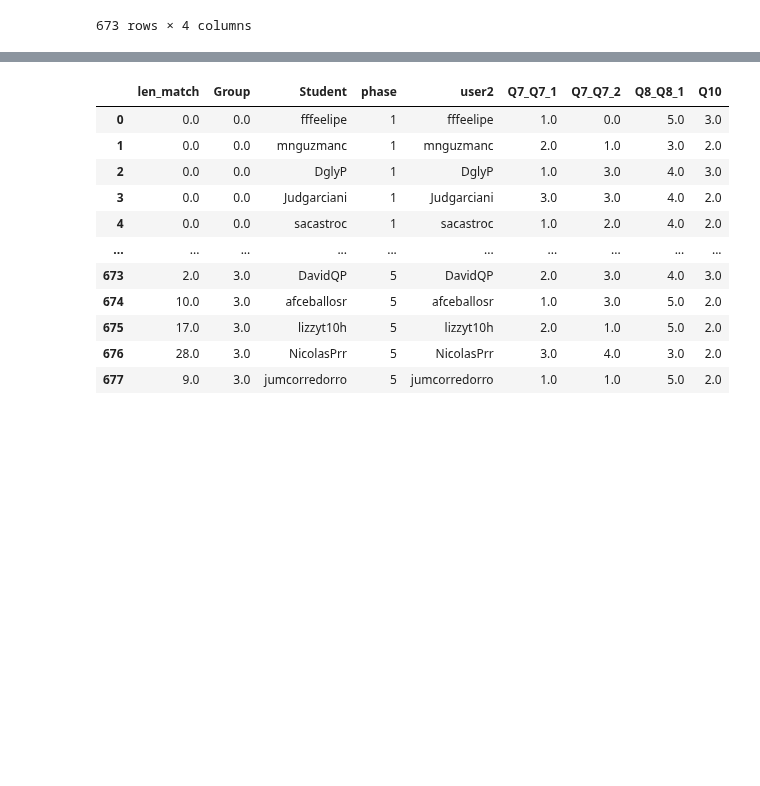
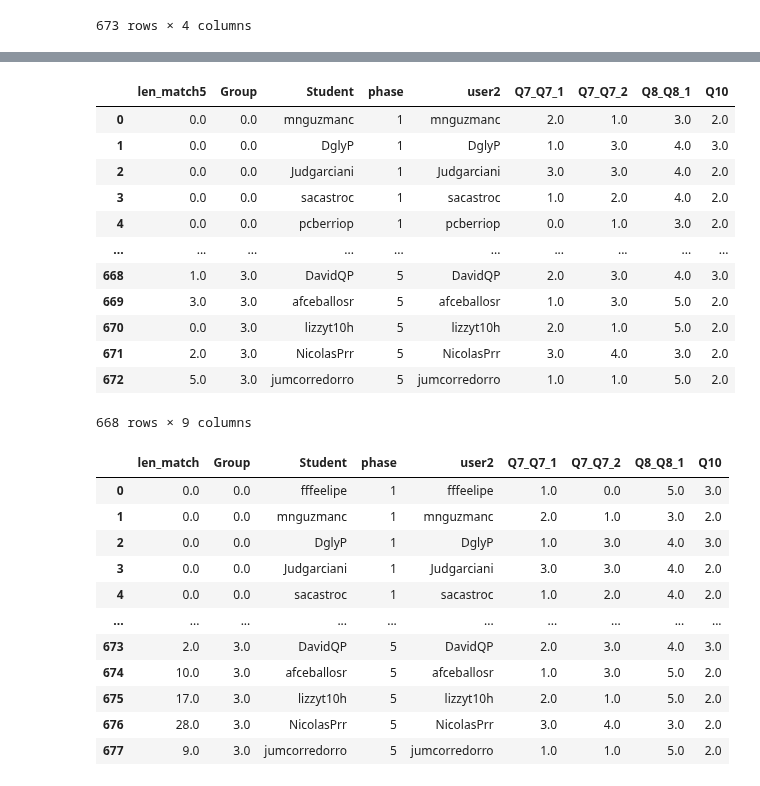
Before and after one commit to ironhacks/spring-2017-analysis, a Jupyter notebook: spring-2017/script/analysis/Panel-Data-Rareness.ipynb, the cells around one changed output, grey strips where cells are left out. Drawn from its saved outputs; the diff is of its cells as text; code cells hidden in the pictures; blank space fills up the shorter version.

```diff
--- a/spring-2017/script/analysis/Panel-Data-Rareness.ipynb
+++ b/spring-2017/script/analysis/Panel-Data-Rareness.ipynb
@@ -54,6 +80,30 @@ group3_phase2_match10['phase'] = 2
 group3_phase3_match10['phase'] = 3
 group3_phase4_match10['phase'] = 4
 group3_phase5_match10['phase'] = 5
+
+group0_phase1_match5['phase'] = 1
+group0_phase2_match5['phase'] = 2
+group0_phase3_match5['phase'] = 3
+group0_phase4_match5['phase'] = 4
+group0_phase5_match5['phase'] = 5
+
+group1_phase1_match5['phase'] = 1
+group1_phase2_match5['phase'] = 2
+group1_phase3_match5['phase'] = 3
+group1_phase4_match5['phase'] = 4
+group1_phase5_match5['phase'] = 5
+
+group2_phase1_match5['phase'] = 1
+group2_phase2_match5['phase'] = 2
+group2_phase3_match5['phase'] = 3
+group2_phase4_match5['phase'] = 4
+group2_phase5_match5['phase'] = 5
+
+group3_phase1_match5['phase'] = 1
+group3_phase2_match5['phase'] = 2
+group3_phase3_match5['phase'] = 3
+group3_phase4_match5['phase'] = 4
+group3_phase5_match5['phase'] = 5
 # %%
 rare = pd.concat([group0_phase1_match10, group0_phase2_match10, group0_phase3_match10,
                          group0_phase4_match10, group0_phase5_match10,
@@ -76,3 +126,11 @@ rare
 | 671 | 28.0 | 3.0 | NicolasPrr | 5 |
 | 672 | 9.0 | 3.0 | jumcorredorro | 5 |
 673 rows × 4 columns
+# %%
+rare5 = pd.concat([group0_phase1_match5, group0_phase2_match5, group0_phase3_match5,
+                         group0_phase4_match5, group0_phase5_match5,
+                         group1_phase1_match5, group1_phase2_match5, group1_phase3_match5, group1_phase4_match5,
+                         group1_phase5_match5, group2_phase1_match5, group2_phase2_match5, group2_phase3_match5,
+                         group2_phase4_match5, group2_phase5_match5, group3_phase1_match5, group3_phase2_match5,
+                         group3_phase3_match5, group3_phase4_match5, group3_phase5_match5], ignore_index = True)
+rare5
@@ -79,3 +151,21 @@ rare
+# %%
+final5 = pd.merge(rare5, survey, how='left', left_on='Student', right_on ='user2')
+final5 = final5.drop_duplicates(subset=['Student', 'Group', 'phase'])
+final5
+# %% [output]
+|  | len_match5 | Group | Student | phase | user2 | Q7_Q7_1 | Q7_Q7_2 | Q8_Q8_1 | Q10 |
+| 0 | 0.0 | 0.0 | mnguzmanc | 1 | mnguzmanc | 2.0 | 1.0 | 3.0 | 2.0 |
+| 1 | 0.0 | 0.0 | DglyP | 1 | DglyP | 1.0 | 3.0 | 4.0 | 3.0 |
+| 2 | 0.0 | 0.0 | Judgarciani | 1 | Judgarciani | 3.0 | 3.0 | 4.0 | 2.0 |
+| 3 | 0.0 | 0.0 | sacastroc | 1 | sacastroc | 1.0 | 2.0 | 4.0 | 2.0 |
+| 4 | 0.0 | 0.0 | pcberriop | 1 | pcberriop | 0.0 | 1.0 | 3.0 | 2.0 |
+| ... | ... | ... | ... | ... | ... | ... | ... | ... | ... |
+| 668 | 1.0 | 3.0 | DavidQP | 5 | DavidQP | 2.0 | 3.0 | 4.0 | 3.0 |
+| 669 | 3.0 | 3.0 | afceballosr | 5 | afceballosr | 1.0 | 3.0 | 5.0 | 2.0 |
+| 670 | 0.0 | 3.0 | lizzyt10h | 5 | lizzyt10h | 2.0 | 1.0 | 5.0 | 2.0 |
+| 671 | 2.0 | 3.0 | NicolasPrr | 5 | NicolasPrr | 3.0 | 4.0 | 3.0 | 2.0 |
+| 672 | 5.0 | 3.0 | jumcorredorro | 5 | jumcorredorro | 1.0 | 1.0 | 5.0 | 2.0 |
+668 rows × 9 columns
 # %%
 final = pd.merge(rare, survey, how='left', left_on='Student', right_on ='user2')
 final
```
Also changed, not shown: parts of 4 cells of this notebook, 3 other files.
